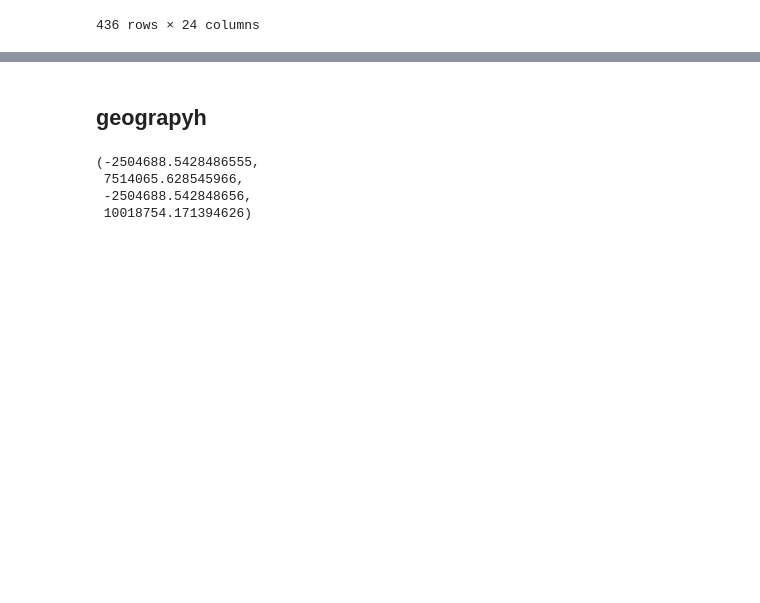
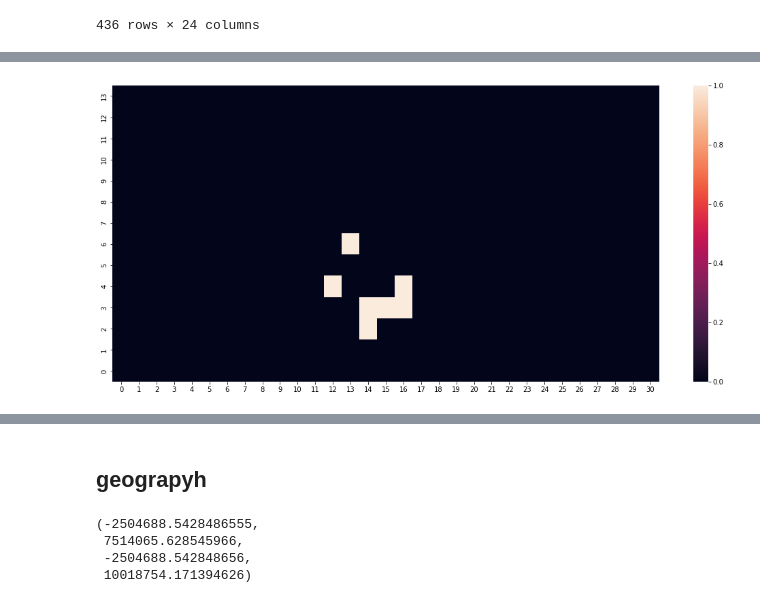
Before and after one commit to simocc/MMCS_project, a Jupyter notebook: preliminary_data_viz..ipynb, the cells around one changed output, grey strips where cells are left out. Drawn from its saved outputs; the diff is of its cells as text; code cells hidden in the pictures; blank space fills up the shorter version.

```diff
--- a/preliminary_data_viz..ipynb
+++ b/preliminary_data_viz..ipynb
@@ -37 +141,23 @@ for i in range(30):
+# %%
+newCol = df[(df['Distance from Centre']<2000) & (df['Demand_0']!=0)].index
+df['newCol'] = 0
+df.loc[newCol,'newCol'] = 1
+# %%
+Index= [i for i in range(14)]
+Cols = [i for i in range(31)]
+list2=[]
+for y in range(31):
+    list1=[]
+    for x in range(14):
+        list1.append(df["newCol"][(y)*14+x])
+    list2.append(list1)
+df3 = DataFrame(list2[0])
+for i in range(30):
+    df3[i+1] = list2[i+1]
+
+fig, ax =plt.subplots(1,1, figsize=(18, 8))
+sns.heatmap(df3)
+ax.invert_yaxis()
+# %% [output]
+[figure, added]
 # %%
```
Also changed, not shown: parts of 6 cells of this notebook, 6 other files.
